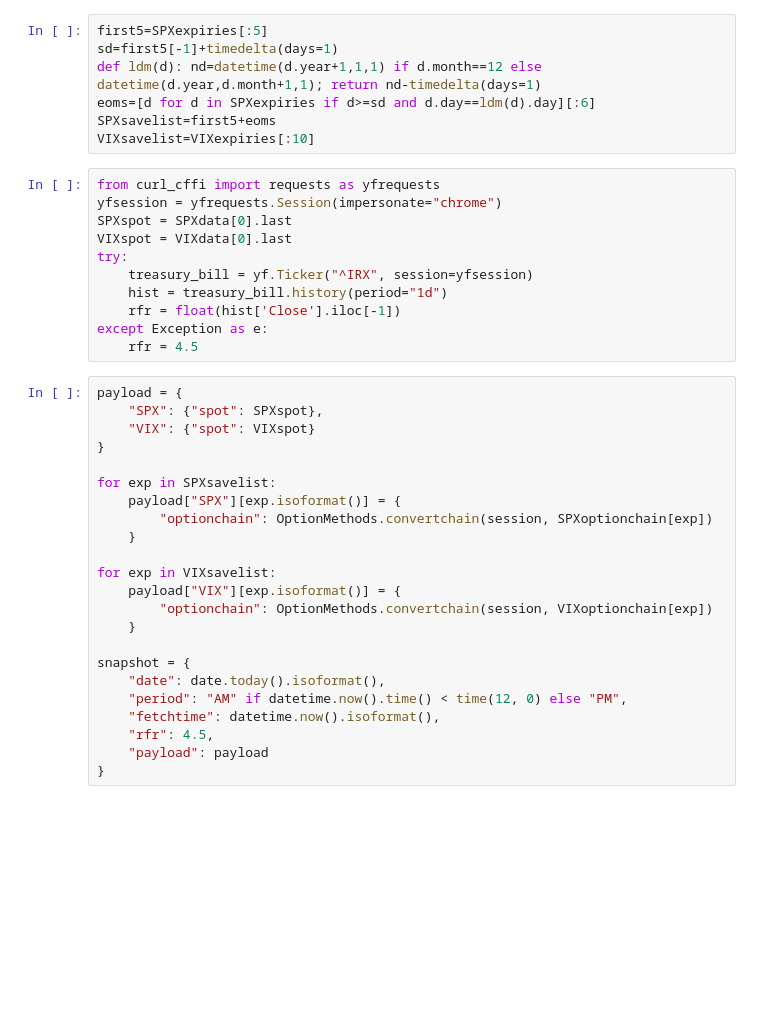
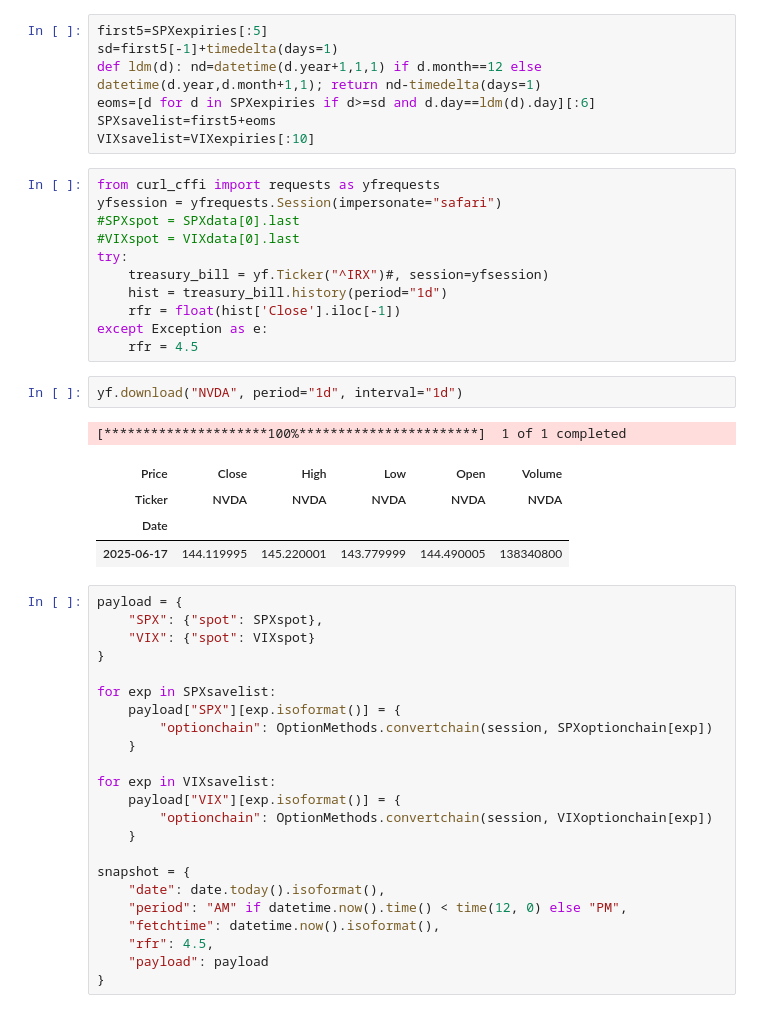
Before and after one commit to warrenjch/tastytrade-bot, a Jupyter notebook: scratch.ipynb, the cells around one changed output. Cells and saved outputs as stored; diff of their text form; blank space fills up the shorter version.

```diff
--- a/scratch.ipynb
+++ b/scratch.ipynb
@@ -68,15 +69,23 @@ SPXsavelist=first5+eoms
 VIXsavelist=VIXexpiries[:10]
 # %%
 from curl_cffi import requests as yfrequests
-yfsession = yfrequests.Session(impersonate="chrome")
-SPXspot = SPXdata[0].last
-VIXspot = VIXdata[0].last
+yfsession = yfrequests.Session(impersonate="safari")
+#SPXspot = SPXdata[0].last
+#VIXspot = VIXdata[0].last
 try:
-    treasury_bill = yf.Ticker("^IRX", session=yfsession)
+    treasury_bill = yf.Ticker("^IRX")#, session=yfsession)
     hist = treasury_bill.history(period="1d")
     rfr = float(hist['Close'].iloc[-1])
 except Exception as e:
     rfr = 4.5
+# %%
+yf.download("NVDA", period="1d", interval="1d")
+# %% [output]
+[*********************100%***********************]  1 of 1 completed
+| Price | Close | High | Low | Open | Volume |
+| Ticker | NVDA | NVDA | NVDA | NVDA | NVDA |
+| Date |  |  |  |  |  |
+| 2025-06-17 | 144.119995 | 145.220001 | 143.779999 | 144.490005 | 138340800 |
 # %%
 payload = {
     "SPX": {"spot": SPXspot},
```
Also changed, not shown: parts of 6 cells of this notebook.
